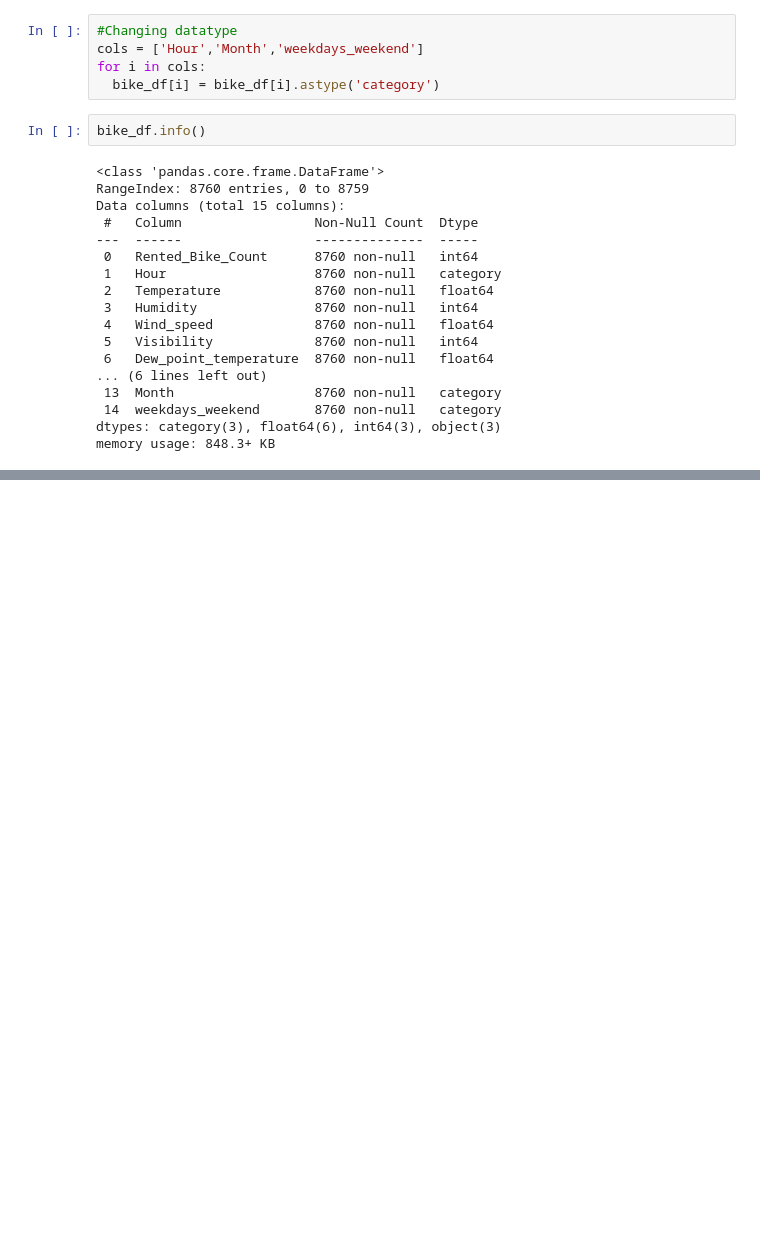
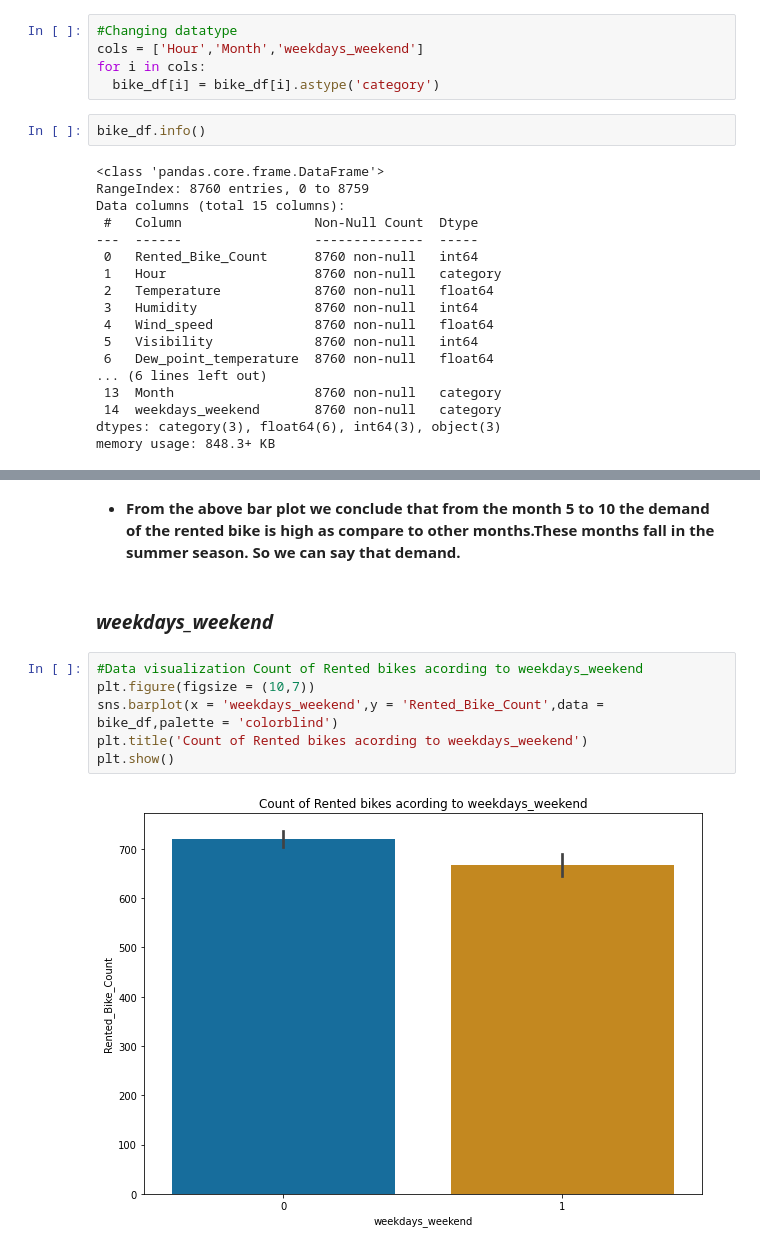
Before and after one commit to kiranahire03/Bike-Linear-Regression, a Jupyter notebook: Seoul_Bike_Sharing_Demand_Prediction.ipynb, the cells around one changed output, grey strips where cells are left out. Cells and saved outputs as stored; diff of their text form; blank space fills up the shorter version.

```diff
--- a/Seoul_Bike_Sharing_Demand_Prediction.ipynb
+++ b/Seoul_Bike_Sharing_Demand_Prediction.ipynb
@@ -337,0 +358,14 @@ memory usage: 848.3+ KB
+# %% [markdown]
+
+
+*   **From the above bar plot we conclude  that from the month 5 to 10 the demand of the rented bike is high as compare to other months.These months fall in the summer season. So we can say that demand.**
+# %% [markdown]
+### ***weekdays_weekend***
+# %%
+#Data visualization Count of Rented bikes acording to weekdays_weekend
+plt.figure(figsize = (10,7))
+sns.barplot(x = 'weekdays_weekend',y = 'Rented_Bike_Count',data = bike_df,palette = 'colorblind')
+plt.title('Count of Rented bikes acording to weekdays_weekend')
+plt.show()
+# %% [output]
+[figure, added]
```
Also changed, not shown: parts of 25 cells of this notebook.
